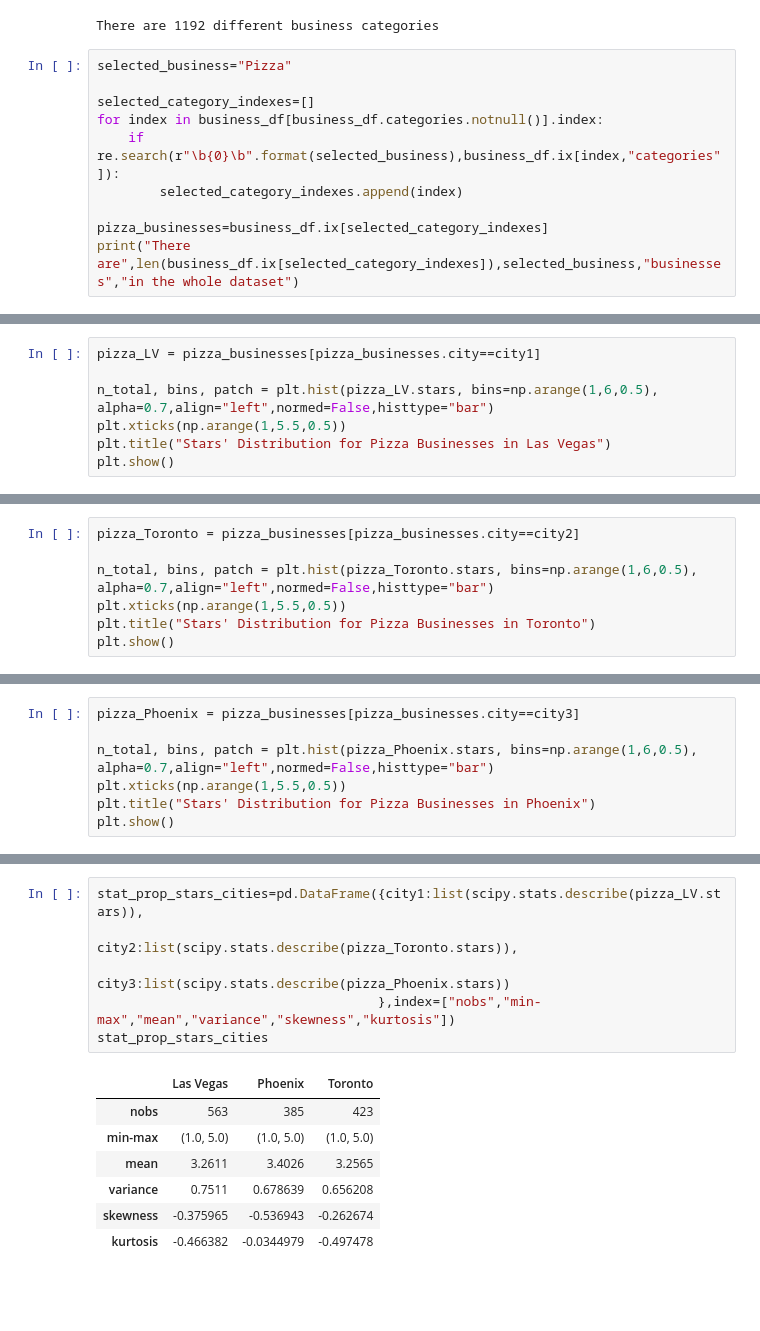
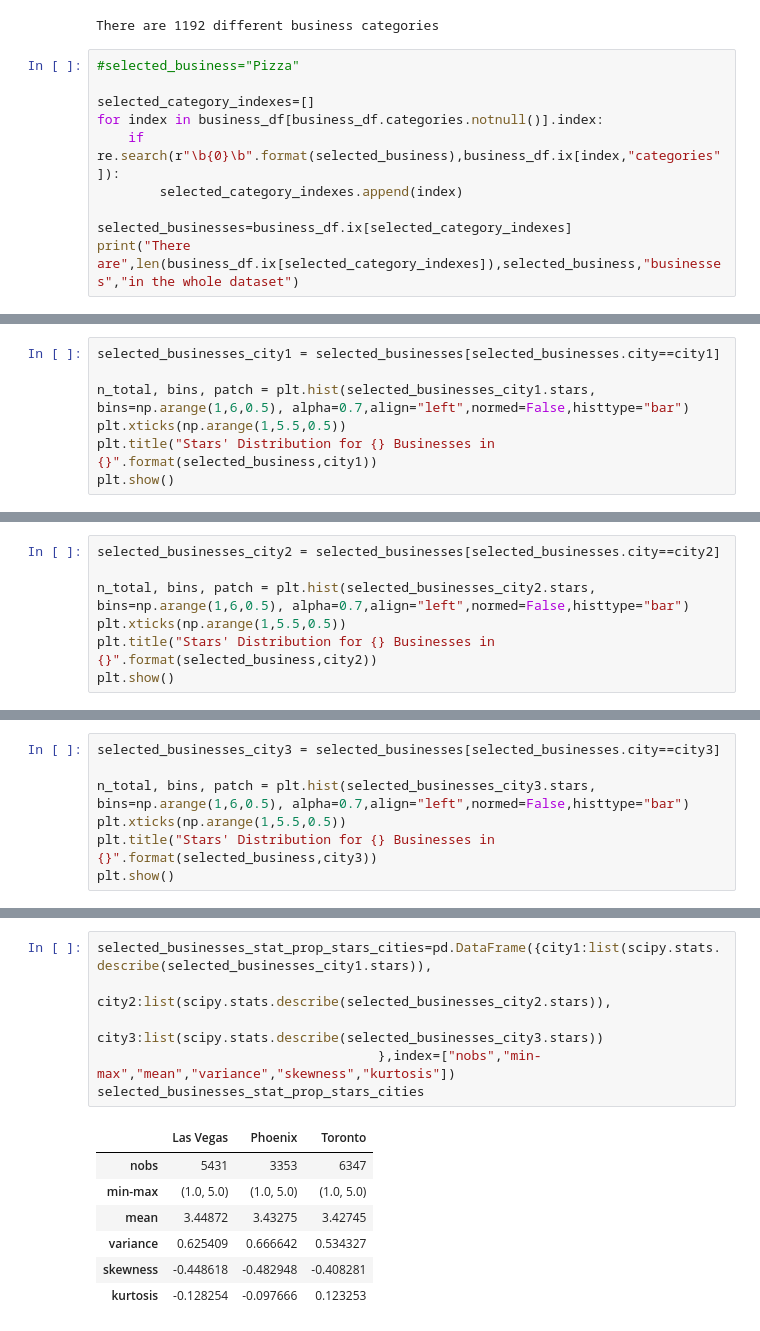
Before and after one commit to klimoka/COMPG011_group_project, a Jupyter notebook: Assi_1.ipynb, the cells around one changed output, grey strips where cells are left out. Saved outputs shown, nothing was run; the diff lists cells and outputs as text; blank space fills up the shorter version.

```diff
--- a/Assi_1.ipynb
+++ b/Assi_1.ipynb
@@ -90,13 +92,13 @@ print("There are",len(diff_categories),"different business categories")
 # %% [output]
 There are 1192 different business categories
 # %%
-selected_business="Pizza"
+#selected_business="Pizza"
 
 selected_category_indexes=[]
 for index in business_df[business_df.categories.notnull()].index:
     if re.search(r"\b{0}\b".format(selected_business),business_df.ix[index,"categories"]):
         selected_category_indexes.append(index)
 
-pizza_businesses=business_df.ix[selected_category_indexes]
+selected_businesses=business_df.ix[selected_category_indexes]
 print("There are",len(business_df.ix[selected_category_indexes]),selected_business,"businesses","in the whole dataset")
 # %% [output]
@@ -104,8 +106,8 @@ There are 5229 Pizza businesses in the whole dataset
 # %%
-pizza_LV = pizza_businesses[pizza_businesses.city==city1]
+selected_businesses_city1 = selected_businesses[selected_businesses.city==city1]
 
-n_total, bins, patch = plt.hist(pizza_LV.stars, bins=np.arange(1,6,0.5), alpha=0.7,align="left",normed=False,histtype="bar")
+n_total, bins, patch = plt.hist(selected_businesses_city1.stars, bins=np.arange(1,6,0.5), alpha=0.7,align="left",normed=False,histtype="bar")
 plt.xticks(np.arange(1,5.5,0.5))
-plt.title("Stars' Distribution for Pizza Businesses in Las Vegas")
+plt.title("Stars' Distribution for {} Businesses in {}".format(selected_business,city1))
 plt.show()
 # %% [output]
@@ -113,8 +115,8 @@ plt.show()
 # %%
-pizza_Toronto = pizza_businesses[pizza_businesses.city==city2]
+selected_businesses_city2 = selected_businesses[selected_businesses.city==city2]
 
-n_total, bins, patch = plt.hist(pizza_Toronto.stars, bins=np.arange(1,6,0.5), alpha=0.7,align="left",normed=False,histtype="bar")
+n_total, bins, patch = plt.hist(selected_businesses_city2.stars, bins=np.arange(1,6,0.5), alpha=0.7,align="left",normed=False,histtype="bar")
 plt.xticks(np.arange(1,5.5,0.5))
-plt.title("Stars' Distribution for Pizza Businesses in Toronto")
+plt.title("Stars' Distribution for {} Businesses in {}".format(selected_business,city2))
 plt.show()
 # %% [output]
@@ -122,8 +124,8 @@ plt.show()
 # %%
-pizza_Phoenix = pizza_businesses[pizza_businesses.city==city3]
+selected_businesses_city3 = selected_businesses[selected_businesses.city==city3]
 
-n_total, bins, patch = plt.hist(pizza_Phoenix.stars, bins=np.arange(1,6,0.5), alpha=0.7,align="left",normed=False,histtype="bar")
+n_total, bins, patch = plt.hist(selected_businesses_city3.stars, bins=np.arange(1,6,0.5), alpha=0.7,align="left",normed=False,histtype="bar")
 plt.xticks(np.arange(1,5.5,0.5))
-plt.title("Stars' Distribution for Pizza Businesses in Phoenix")
+plt.title("Stars' Distribution for {} Businesses in {}".format(selected_business,city3))
 plt.show()
 # %% [output]
@@ -131,14 +133,14 @@ plt.show()
 # %%
-stat_prop_stars_cities=pd.DataFrame({city1:list(scipy.stats.describe(pizza_LV.stars)),
-                                     city2:list(scipy.stats.describe(pizza_Toronto.stars)),
-                                     city3:list(scipy.stats.describe(pizza_Phoenix.stars))
+selected_businesses_stat_prop_stars_cities=pd.DataFrame({city1:list(scipy.stats.describe(selected_businesses_city1.stars)),
+                                     city2:list(scipy.stats.describe(selected_businesses_city2.stars)),
+                                     city3:list(scipy.stats.describe(selected_businesses_city3.stars))
                                     },index=["nobs","min-max","mean","variance","skewness","kurtosis"])
-stat_prop_stars_cities
+selected_businesses_stat_prop_stars_cities
 # %% [output]
 |  | Las Vegas | Phoenix | Toronto |
-| nobs | 563 | 385 | 423 |
+| nobs | 5431 | 3353 | 6347 |
 | min-max | (1.0, 5.0) | (1.0, 5.0) | (1.0, 5.0) |
-| mean | 3.2611 | 3.4026 | 3.2565 |
-| variance | 0.7511 | 0.678639 | 0.656208 |
-| skewness | -0.375965 | -0.536943 | -0.262674 |
-| kurtosis | -0.466382 | -0.0344979 | -0.497478 |
+| mean | 3.44872 | 3.43275 | 3.42745 |
+| variance | 0.625409 | 0.666642 | 0.534327 |
+| skewness | -0.448618 | -0.482948 | -0.408281 |
+| kurtosis | -0.128254 | -0.097666 | 0.123253 |
```
Also changed, not shown: parts of 15 cells of this notebook.
